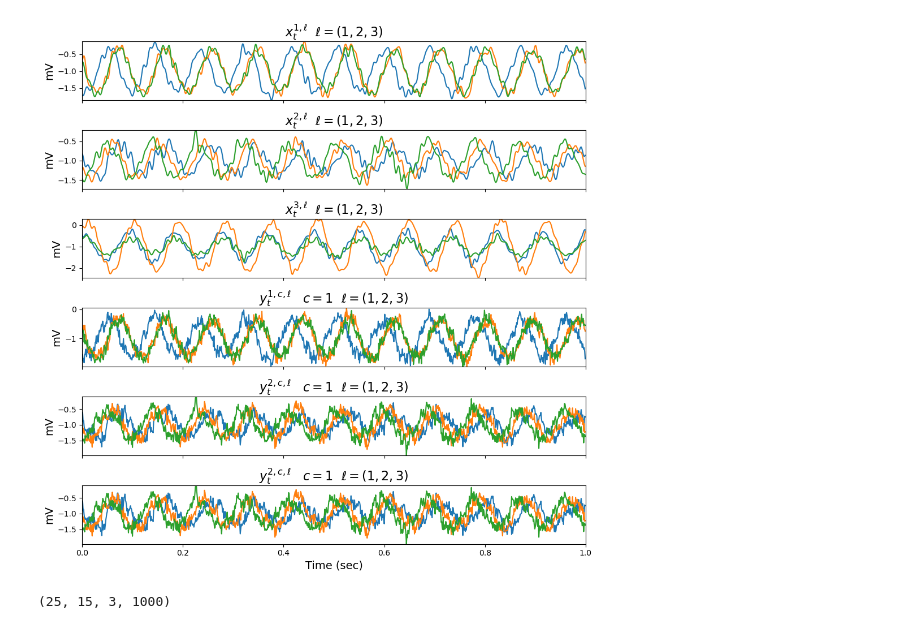
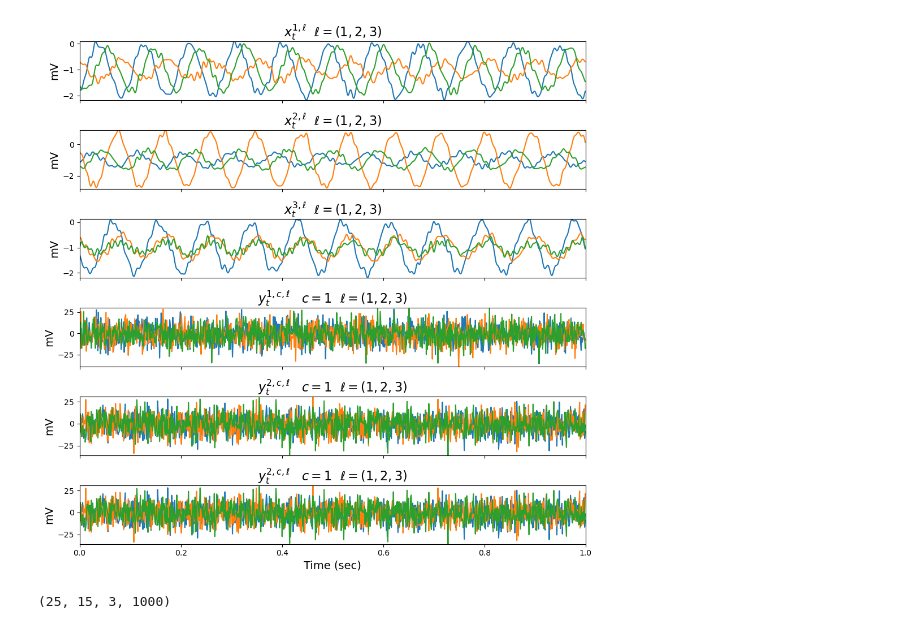
Before and after one commit to Stephen-Lab-BU/sgc, a Jupyter notebook: experiments/gaussian_observations/view_synthetic3_gaussian_obs.ipynb, the cells around one changed output. Cells and saved outputs as stored; diff of their text form; code cells hidden in the pictures.

```diff
--- a/experiments/gaussian_observations/view_synthetic3_gaussian_obs.ipynb
+++ b/experiments/gaussian_observations/view_synthetic3_gaussian_obs.ipynb
@@ -18,7 +18,7 @@ def plot_synthetic_data(L, sample_length, C, seed, mu, ov1, ov2, fs=1000, start=
     T = sample_length/fs
     trange = [0,T]
     data_path = f'saved/synthetic_data/simple_synthetic_gaussian_{K}_{L}_{sample_length}_{C}_{mu}_{ov1}_{ov2}_{seed}'
-    c = 1
+    c = 0
 
     data_load = pickle_open(data_path)
 
@@ -81,16 +81,16 @@ def plot_synthetic_data(L, sample_length, C, seed, mu, ov1, ov2, fs=1000, start=
 # %%
 mu = -1.0
 K = 3
 L = 25
-C = 15
+C = 1
 ov1 = 1.0
-ov2 = -2.0
+ov2 = 2.0
 sample_length = 1000
 seed = 8
 plot_synthetic_data(L, sample_length, C, seed, mu, ov1, ov2,
 start=3)
 # %% [output]
-[figure, old version]
+[figure, new version]
 # %%
 data_path = f'saved/synthetic_data/simple_synthetic_gaussian_{K}_{L}_{sample_length}_{C}_{mu}_{ov1}_{ov2}_{seed}'
 model_path = f'saved/fitted_models/simple_synthetic_gaussian_{K}_{L}_{sample_length}_{C}_{mu}_{ov1}_{ov2}_{seed}_fitted'
```
Also changed, not shown: 29 other files.
